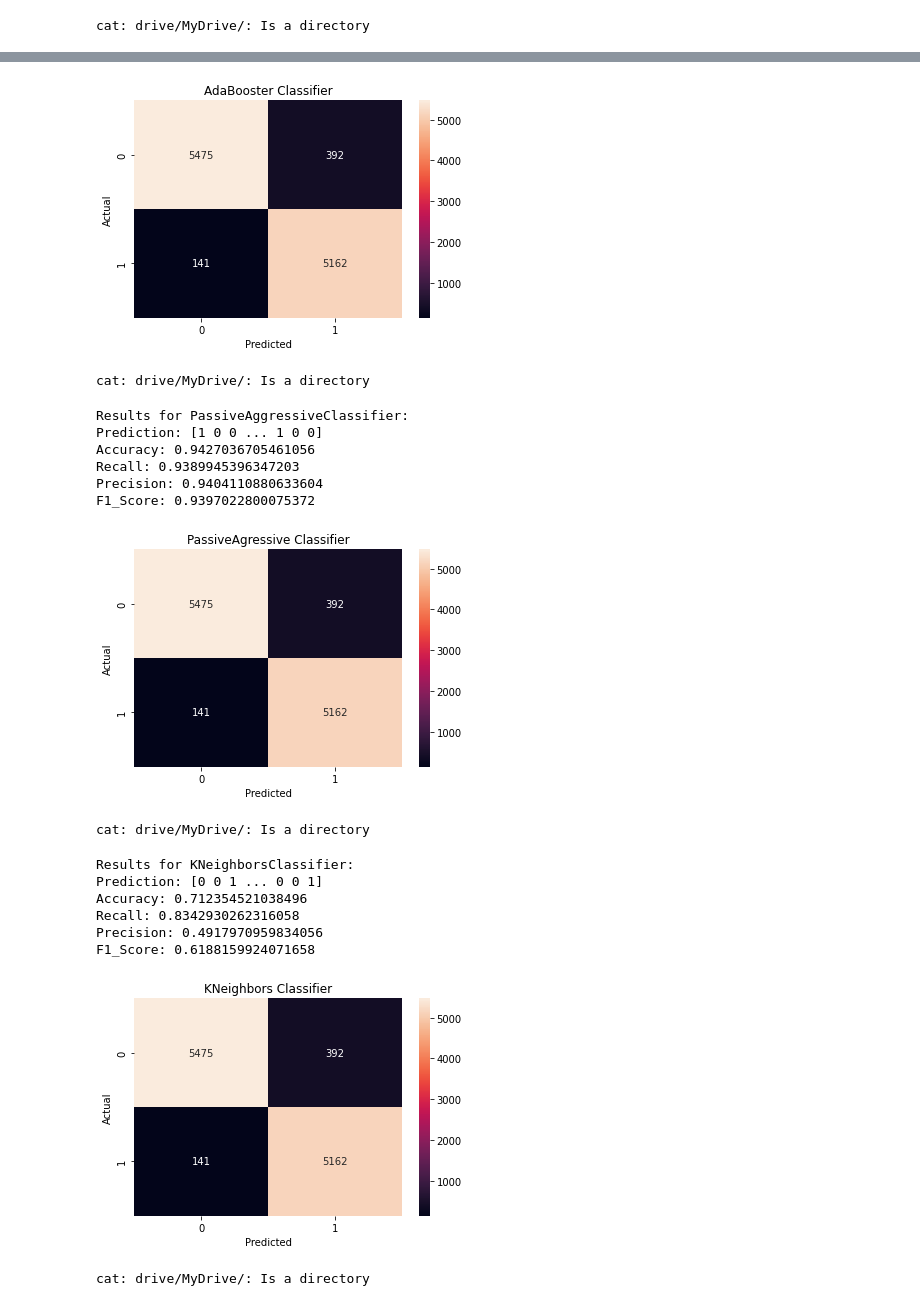
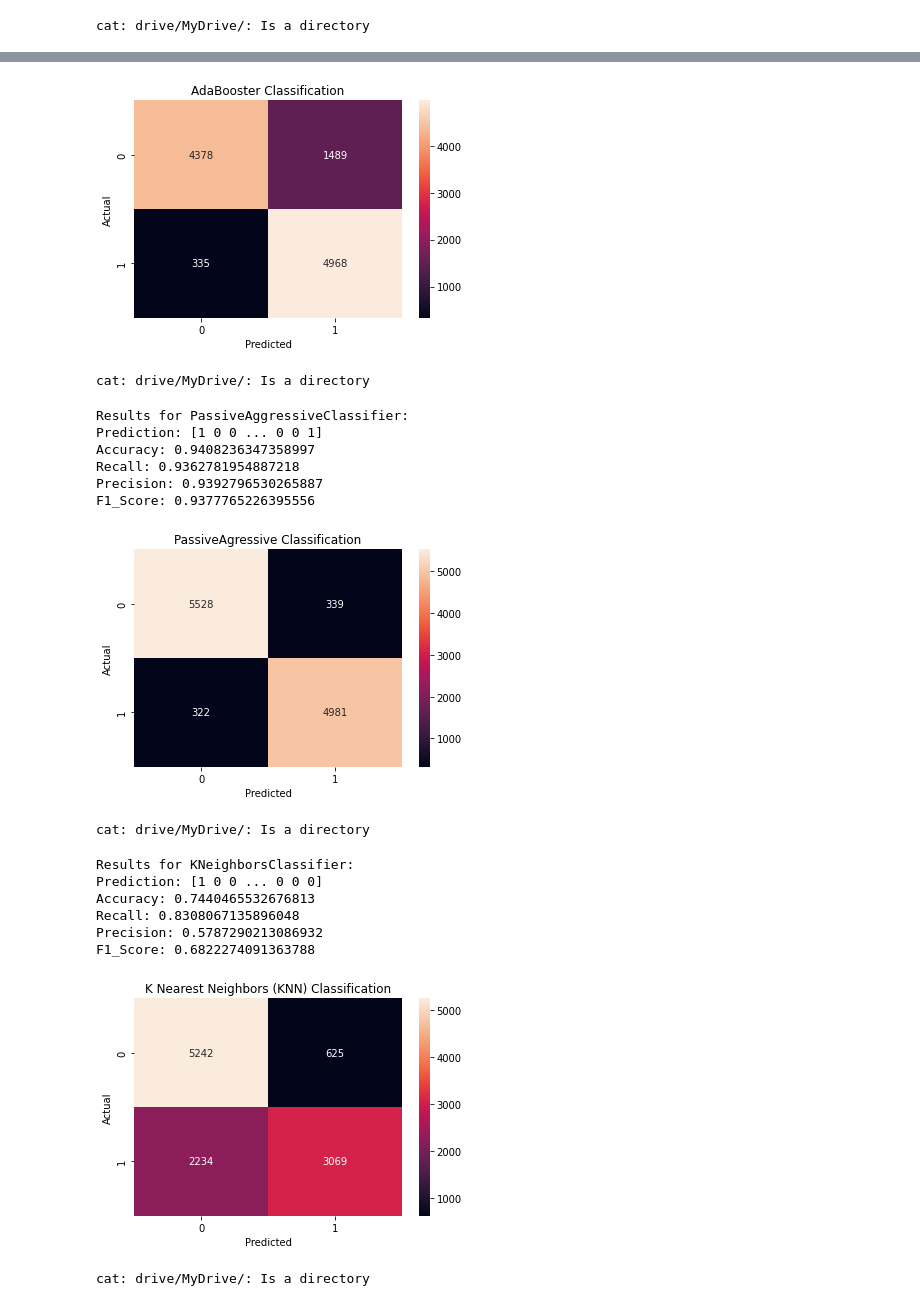
Before and after one commit to Shannon-Watts/fake_news_ML, a Jupyter notebook: notebooks/ML_models/FakeRealNewsModels.ipynb, the cells around one changed output, grey strips where cells are left out. Saved outputs shown, nothing was run; the diff lists cells and outputs as text; code cells hidden in the pictures.

```diff
--- a/notebooks/ML_models/FakeRealNewsModels.ipynb
+++ b/notebooks/ML_models/FakeRealNewsModels.ipynb
@@ -45,2 +72,5 @@ Drive already mounted at drive; to attempt to forcibly remount, call drive.mount
+# %%
+from pyspark.sql import SparkSession
+spark = SparkSession.builder.appName("NNModel").getOrCreate()
 # %% [markdown]
 ## Load Data into DataFrames
@@ -70,0 +77,9 @@ true_df.head()
+# %%
+# Read in data from S3 Buckets
+from pyspark import SparkFiles
+url ="https://s3.eu-west-2.amazonaws.com/truenewscsv/Fake.csv"
+spark.sparkContext.addFile(url)
+fake_news_df = spark.read.csv(SparkFiles.get("Fake.csv"), sep=",", header=True)
+# pyspark to pandas
+fake_df = fake_news_df.toPandas()
+fake_df.head()
@@ -70,0 +93,7 @@ true_df.head()
+# %%
+url2 ="https://s3.eu-west-2.amazonaws.com/truenewscsv/True.csv"
+spark.sparkContext.addFile(url2)
+true_news_df = spark.read.csv(SparkFiles.get("True.csv"), sep=",", header=True)
+# pyspark to pandas
+true_df = true_news_df.toPandas()
+true_df.head()
@@ -590,7 +625,7 @@ F1_Score: 0.8444744162522129
 # %%
 # Confusion matrix
 data = {'y_Actual': y_test,
-        'y_Predicted': SVC_y_pred
+        'y_Predicted': AB_y_pred
         }
 
 AB_df = pd.DataFrame(data, columns=['y_Actual','y_Predicted'])
@@ -598,11 +633,11 @@ confusion_matrix = pd.crosstab(AB_df['y_Actual'], AB_df['y_Predicted'], rownames
 
 ax = plt.axes()
 sns.heatmap(confusion_matrix, annot=True, fmt='g')
-ax.set_title('AdaBooster Classifier')
+ax.set_title('AdaBooster Classification')
 plt.savefig('drive/My Drive/ab_cm',dpi=300)
 plt.show()
 # %% [output]
-[figure, old version]
+[figure, new version]
 # %%
 AB_df.to_csv('AdaBooster.csv', encoding='utf-8', index=False)
 !cp AdaBooster.csv 'drive/MyDrive/'
@@ -641,15 +676,15 @@ print(f'Precision: {PA_precision}')
 print(f'F1_Score: {PA_f1score}')
 # %% [output]
 Results for PassiveAggressiveClassifier:
-Prediction: [1 0 0 ... 1 0 0]
-Accuracy: 0.9427036705461056
-Recall: 0.9389945396347203
-Precision: 0.9404110880633604
-F1_Score: 0.9397022800075372
+Prediction: [1 0 0 ... 0 0 1]
+Accuracy: 0.9408236347358997
+Recall: 0.9362781954887218
+Precision: 0.9392796530265887
+F1_Score: 0.9377765226395556
 # %%
 # Confusion matrix
 data = {'y_Actual': y_test,
-        'y_Predicted': SVC_y_pred
+        'y_Predicted': PA_y_pred
         }
 
 PA_df = pd.DataFrame(data, columns=['y_Actual','y_Predicted'])
@@ -657,11 +692,11 @@ confusion_matrix = pd.crosstab(PA_df['y_Actual'], PA_df['y_Predicted'], rownames
 
 ax = plt.axes()
 sns.heatmap(confusion_matrix, annot=True, fmt='g')
-ax.set_title('PassiveAgressive Classifier')
+ax.set_title('PassiveAgressive Classification')
 plt.savefig('drive/My Drive/pa_cm',dpi=300)
 plt.show()
 # %% [output]
-[figure, old version]
+[figure, new version]
 # %%
 PA_df.to_csv('PassiveAgressive.csv', encoding='utf-8', index=False)
 !cp PassiveAgressive.csv 'drive/MyDrive/'
@@ -700,28 +735,28 @@ print(f'Precision: {KNN_precision}')
 print(f'F1_Score: {KNN_f1score}')
 # %% [output]
 Results for KNeighborsClassifier:
-Prediction: [0 0 1 ... 0 0 1]
-Accuracy: 0.712354521038496
-Recall: 0.8342930262316058
-Precision: 0.4917970959834056
-F1_Score: 0.6188159924071658
+Prediction: [1 0 0 ... 0 0 0]
+Accuracy: 0.7440465532676813
+Recall: 0.8308067135896048
+Precision: 0.5787290213086932
+F1_Score: 0.6822274091363788
 # %%
 # Confusion matrix
 
 data = {'y_Actual': y_test,
-        'y_Predicted': SVC_y_pred
+        'y_Predicted': KNN_y_pred
         }
 
 KNN_df = pd.DataFrame(data, columns=['y_Actual','y_Predicted'])
 confusion_matrix = pd.crosstab(KNN_df['y_Actual'], KNN_df['y_Predicted'], rownames=['Actual'], colnames=['Predicted'])
 
 ax = plt.axes()
 sns.heatmap(confusion_matrix, annot=True, fmt='g')
-ax.set_title('KNeighbors Classifier')
+ax.set_title('K Nearest Neighbors (KNN) Classification')
 plt.savefig('drive/My Drive/knn_cm',dpi=300)
 plt.show()
 # %% [output]
-[figure, old version]
+[figure, new version]
 # %%
 KNN_df.to_csv('KNeighbors.csv', encoding='utf-8', index=False)
 !cp KNeighbors.csv 'drive/MyDrive/'
```
Also changed, not shown: parts of 26 cells of this notebook, 15 other files.
